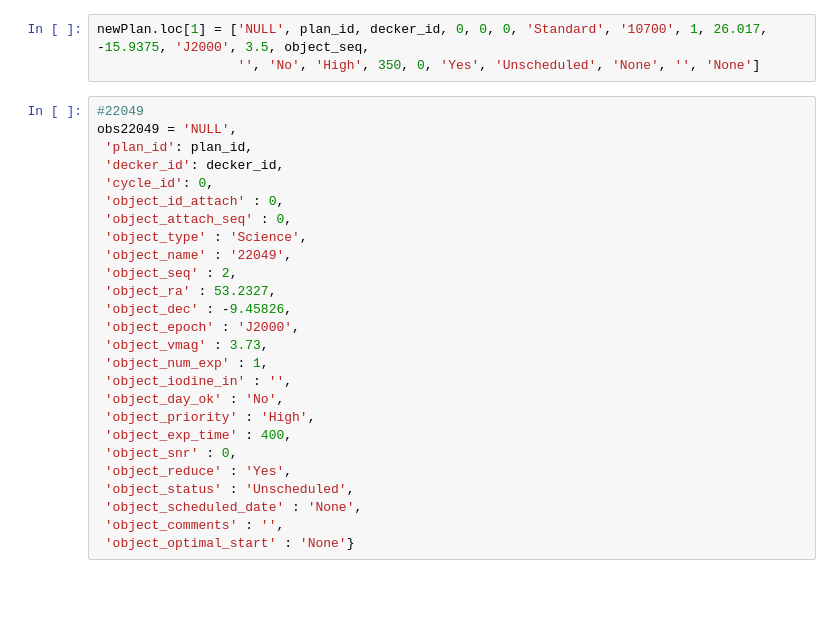
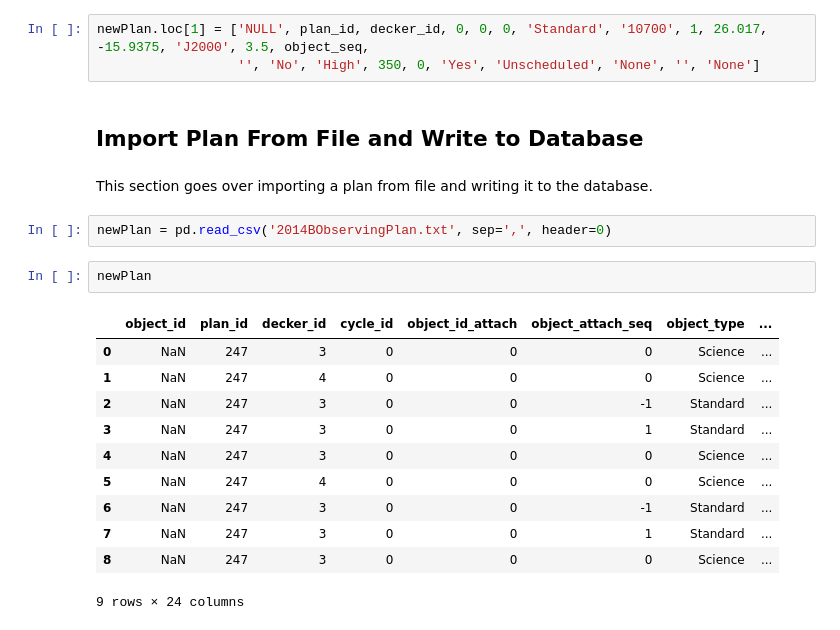
Before and after one commit to mattgiguere/chironObs, a Jupyter notebook: addChironObservations.ipynb, the cells around one changed output. Saved outputs shown, nothing was run; the diff lists cells and outputs as text; blank space fills up the shorter version.

```diff
--- a/addChironObservations.ipynb
+++ b/addChironObservations.ipynb
@@ -210,29 +210,23 @@ Great. Now to wrap this up into a routine. All Science observations will need to
 # %%
 newPlan.loc[1] = ['NULL', plan_id, decker_id, 0, 0, 0, 'Standard', '10700', 1, 26.017, -15.9375, 'J2000', 3.5, object_seq,
                   '', 'No', 'High', 350, 0, 'Yes', 'Unscheduled', 'None', '', 'None']
-# %%
-#22049
-obs22049 = 'NULL',
- 'plan_id': plan_id,
- 'decker_id': decker_id,
- 'cycle_id': 0,
- 'object_id_attach' : 0,
- 'object_attach_seq' : 0,
- 'object_type' : 'Science',
- 'object_name' : '22049',
- 'object_seq' : 2,
- 'object_ra' : 53.2327,
- 'object_dec' : -9.45826,
- 'object_epoch' : 'J2000',
- 'object_vmag' : 3.73,
- 'object_num_exp' : 1,
- 'object_iodine_in' : '',
- 'object_day_ok' : 'No',
- 'object_priority' : 'High',
- 'object_exp_time' : 400,
- 'object_snr' : 0,
- 'object_reduce' : 'Yes',
- 'object_status' : 'Unscheduled',
- 'object_scheduled_date' : 'None',
- 'object_comments' : '',
- 'object_optimal_start' : 'None'}
+# %% [markdown]
+## Import Plan From File and Write to Database
+# %% [markdown]
+This section goes over importing a plan from file and writing it to the database.
+# %%
+newPlan = pd.read_csv('2014BObservingPlan.txt', sep=',', header=0)
+# %%
+newPlan
+# %% [output]
+|  | object_id | plan_id | decker_id | cycle_id | object_id_attach | object_attach_seq | object_type | ... |
+| 0 | NaN | 247 | 3 | 0 | 0 | 0 | Science | ... |
+| 1 | NaN | 247 | 4 | 0 | 0 | 0 | Science | ... |
+| 2 | NaN | 247 | 3 | 0 | 0 | -1 | Standard | ... |
+| 3 | NaN | 247 | 3 | 0 | 0 | 1 | Standard | ... |
+| 4 | NaN | 247 | 3 | 0 | 0 | 0 | Science | ... |
+| 5 | NaN | 247 | 4 | 0 | 0 | 0 | Science | ... |
+| 6 | NaN | 247 | 3 | 0 | 0 | -1 | Standard | ... |
+| 7 | NaN | 247 | 3 | 0 | 0 | 1 | Standard | ... |
+| 8 | NaN | 247 | 3 | 0 | 0 | 0 | Science | ... |
+9 rows × 24 columns
```
Also changed, not shown: parts of 15 cells of this notebook.
